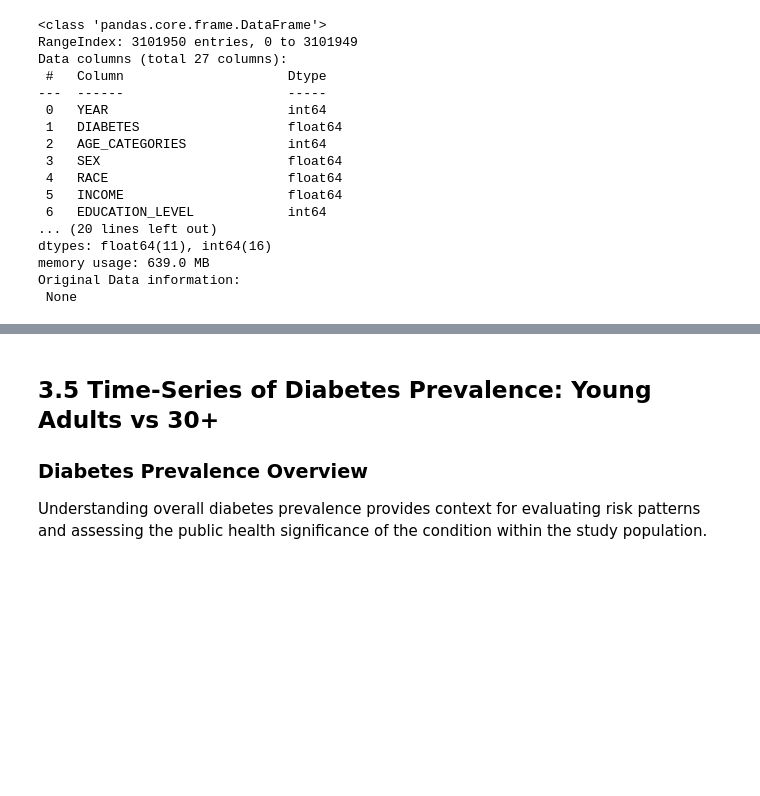
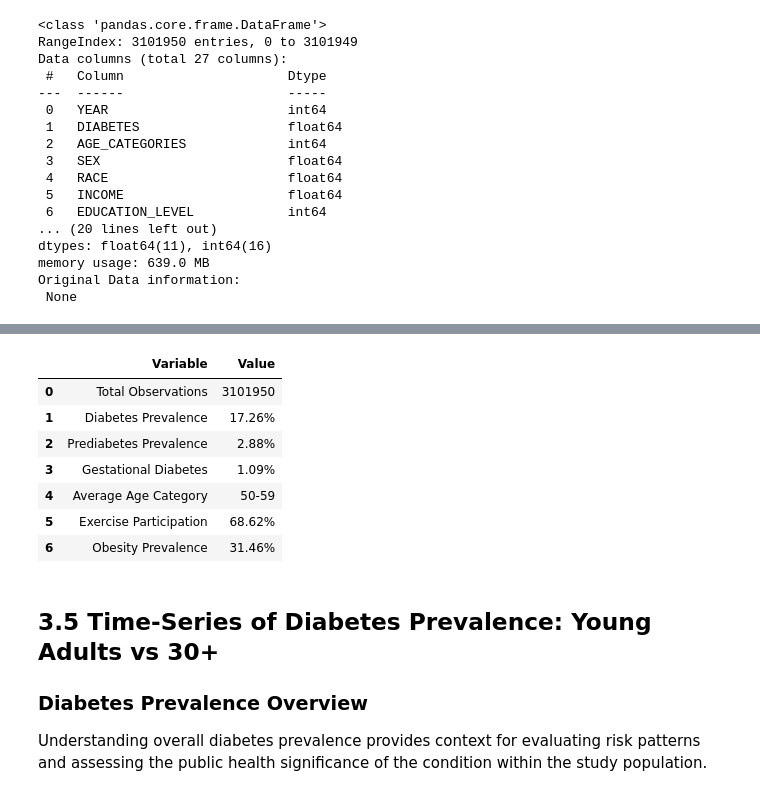
Before and after one commit to cmendonsa/brfss-diabetes-trends, a Jupyter notebook: analysis/3_exploratory_data_analysis.ipynb, the cells around one changed output, grey strips where cells are left out. Drawn from its saved outputs; the diff is of its cells as text; code cells hidden in the pictures; blank space fills up the shorter version.

```diff
--- a/analysis/3_exploratory_data_analysis.ipynb
+++ b/analysis/3_exploratory_data_analysis.ipynb
@@ -292,6 +292,54 @@ Original Data description:
 | RISK_INACTIVE | 3101950.0 | 0.313824 | 0.464046 | 0.0 | 0.0 | 0.0 | 1.0 | 1.0 |
 | RISK_SMOKING | 3101950.0 | 0.830277 | 0.375389 | 0.0 | 1.0 | 1.0 | 1.0 | 1.0 |
 | TOTAL_RISK_FACTORS | 3101950.0 | 1.458740 | 0.775633 | 0.0 | 1.0 | 1.0 | 2.0 | 3.0 |
+# %%
+with open(RECODED_CONFIG_FILE, 'r') as f:
+    _config = json.load(f)
+age_cat_map = _config.get("AGE_CATEGORIES", {})
+
+_age_mean = df_raw["AGE_CATEGORIES"].mean()
+_floor_cat = int(np.floor(_age_mean))
+_ceil_cat = int(np.ceil(_age_mean))
+_floor_label = age_cat_map.get(str(_floor_cat), str(_floor_cat))
+if _floor_cat == _ceil_cat:
+    avg_age_label = _floor_label
+else:
+    _ceil_label = age_cat_map.get(str(_ceil_cat), str(_ceil_cat))
+    _lower = _floor_label.split("-")[0]
+    _upper = _ceil_label if "+" in _ceil_label else _ceil_label.split("-")[1]
+    avg_age_label = f"{_lower}-{_upper}"
+
+summary_table = pd.DataFrame({
+    "Variable": [
+        "Total Observations",
+        "Diabetes Prevalence",
+        "Prediabetes Prevalence",
+        "Gestational Diabetes",
+        "Average Age Category",
+        "Exercise Participation",
+        "Obesity Prevalence"
+    ],
+    "Value": [
+        len(df_raw),
+        f"{round((df_raw['DIABETES']==1).mean()*100,2)}%",
+        f"{round((df_raw['PRE_DIABETES']==1).mean()*100,2)}%",
+        f"{round((df_raw['GEST_DIABETES']==1).mean()*100,2)}%",
+        avg_age_label,
+        f"{round((df_raw['EXERCISE']==1).mean()*100,2)}%",
+        f"{round((df_raw['BMICAT']==3).mean()*100,2)}%"
+    ]
+})
+
+summary_table
+# %% [output]
+|  | Variable | Value |
+| 0 | Total Observations | 3101950 |
+| 1 | Diabetes Prevalence | 17.26% |
+| 2 | Prediabetes Prevalence | 2.88% |
+| 3 | Gestational Diabetes | 1.09% |
+| 4 | Average Age Category | 50-59 |
+| 5 | Exercise Participation | 68.62% |
+| 6 | Obesity Prevalence | 31.46% |
 # %% [markdown]
 ## 3.5 Time-Series of Diabetes Prevalence: Young Adults vs 30+
 
```
Also changed, not shown: 2 other files.
